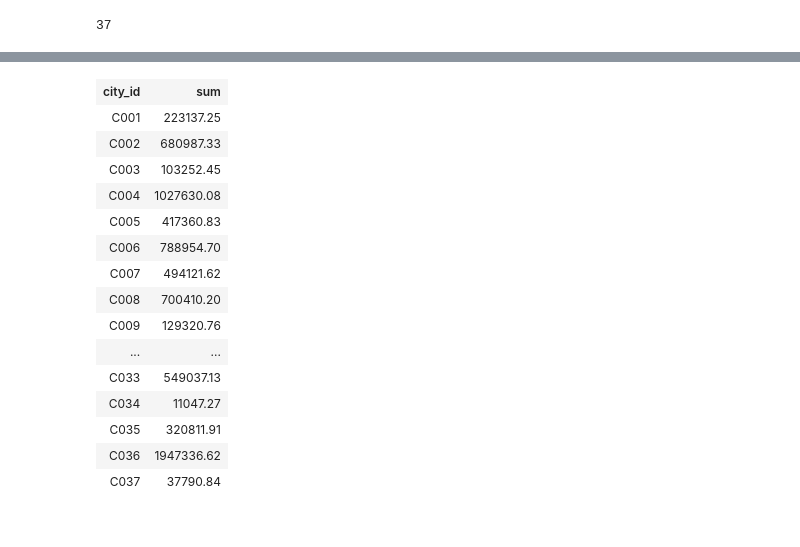
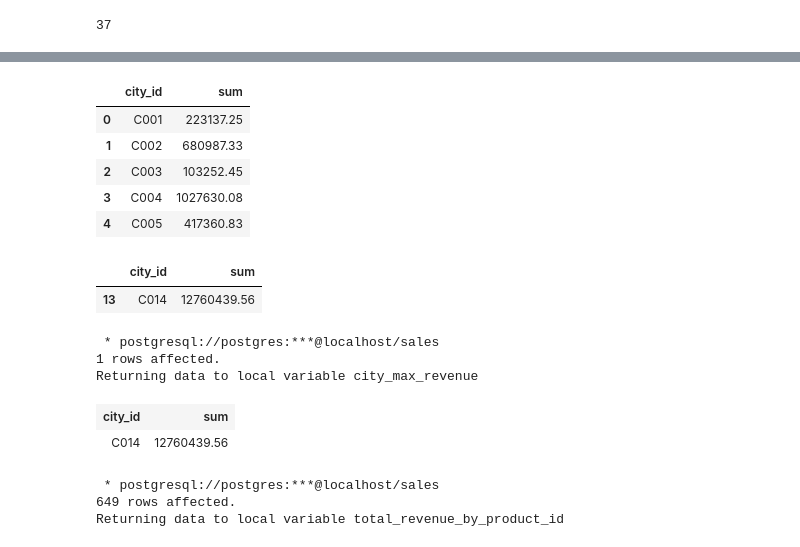
Before and after one commit to ChigozieObika/sql_sales_analysis, a Jupyter notebook: ipython_analysis.ipynb, the cells around one changed output, grey strips where cells are left out. Drawn from its saved outputs; the diff is of its cells as text; code cells hidden in the pictures.

```diff
--- a/ipython_analysis.ipynb
+++ b/ipython_analysis.ipynb
@@ -213,19 +213,43 @@ Returning data to local variable revenue_by_city_id
-# %%
-total_revenue_by_city_id
-# %% [output]
-| city_id | sum |
-| C001 | 223137.25 |
-| C002 | 680987.33 |
-| C003 | 103252.45 |
-| C004 | 1027630.08 |
-| C005 | 417360.83 |
-| C006 | 788954.70 |
-| C007 | 494121.62 |
-| C008 | 700410.20 |
-| C009 | 129320.76 |
-| ... | ... |
-| C033 | 549037.13 |
-| C034 | 11047.27 |
-| C035 | 320811.91 |
-| C036 | 1947336.62 |
-| C037 | 37790.84 |
+# %%
+total_revenue_by_city_id_df = total_revenue_by_city_id.DataFrame()
+total_revenue_by_city_id_df.head()
+# %% [output]
+|  | city_id | sum |
+| 0 | C001 | 223137.25 |
+| 1 | C002 | 680987.33 |
+| 2 | C003 | 103252.45 |
+| 3 | C004 | 1027630.08 |
+| 4 | C005 | 417360.83 |
+# %%
+total_revenue_by_city_id_df[
+    total_revenue_by_city_id_df['sum'] ==
+    total_revenue_by_city_id_df['sum'].max()
+    ]
+# %% [output]
+|  | city_id | sum |
+| 13 | C014 | 12760439.56 |
+# %%
+%%sql city_max_revenue << SELECT city_id, CAST(SUM(revenue) AS DECIMAL (10,2))
+FROM sales
+INNER JOIN store_cities ON sales.store_id=store_cities.store_id
+GROUP BY city_id
+ORDER BY sum DESC
+LIMIT 1
+# %% [output]
+ * postgresql://postgres:***@localhost/sales
+1 rows affected.
+Returning data to local variable city_max_revenue
+# %%
+city_max_revenue
+# %% [output]
+| city_id | sum |
+| C014 | 12760439.56 |
+# %%
+%%sql total_revenue_by_product_id << SELECT sales.product_id, CAST(SUM(revenue) AS DECIMAL (10,2))
+FROM sales
+INNER JOIN product ON sales.product_id=product.product_id
+GROUP BY sales.product_id
+# %% [output]
+ * postgresql://postgres:***@localhost/sales
+649 rows affected.
+Returning data to local variable total_revenue_by_product_id
```
Also changed, not shown: parts of 5 cells of this notebook, 1 other file.
